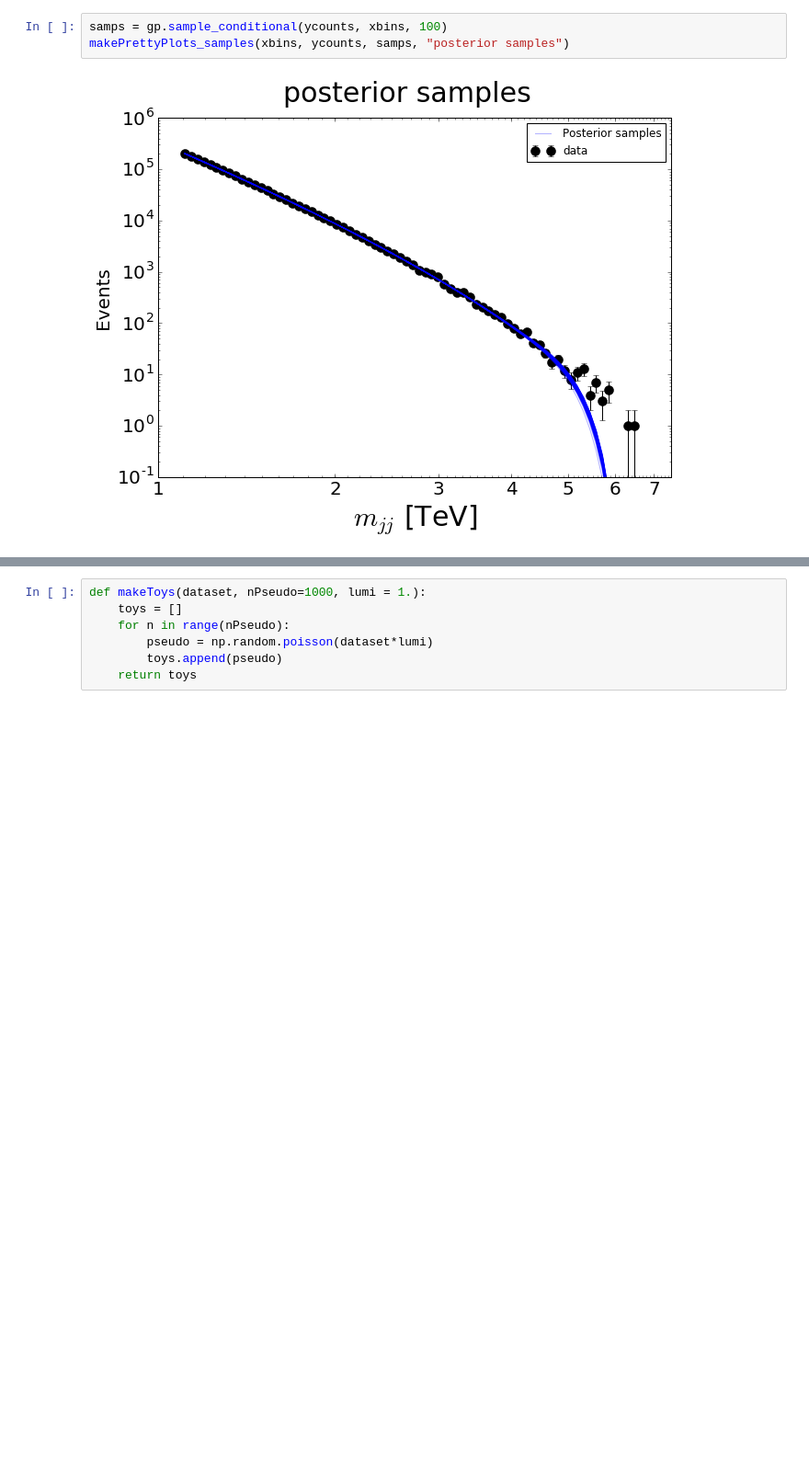
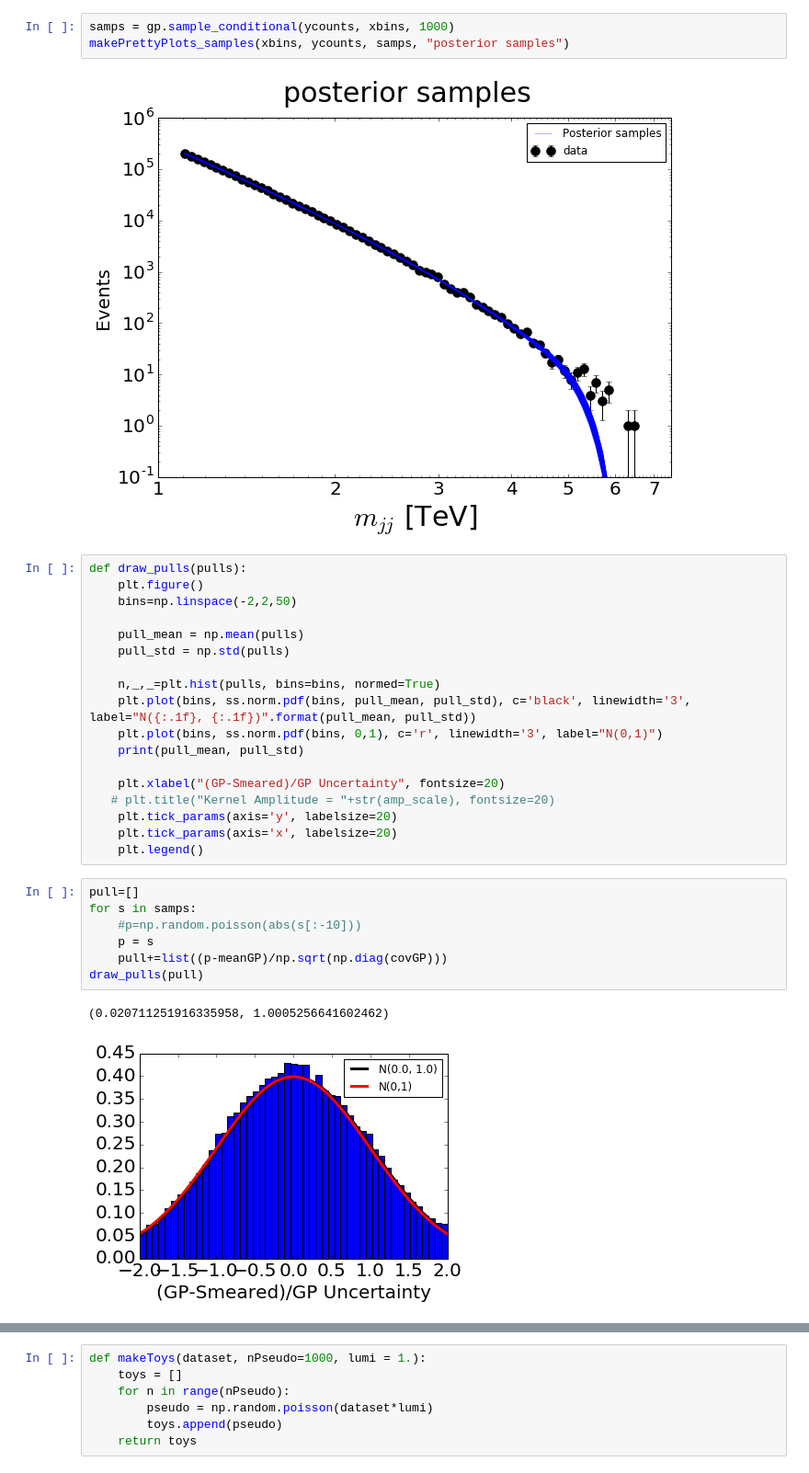
Before and after one commit to mfrate28/GP_Tutorial, a Jupyter notebook: InitialFits.ipynb, the cells around one changed output, grey strips where cells are left out. Shown: that part at 92% size. Saved outputs shown, nothing was run; the diff lists cells and outputs as text; blank space fills up the shorter version.

Commit message:
working on pulls

```diff
--- a/InitialFits.ipynb
+++ b/InitialFits.ipynb
@@ -251,8 +253,36 @@ def makePrettyPlots_samples(xs, ys, bkgFits, title, ymax = 1e6):
 # %% [markdown]
 #### sample_conditional samples the predictive distribution (the same as the mean from above), where the 3rd arguement is the number of samples you want
 # %%
-samps = gp.sample_conditional(ycounts, xbins, 100)
+samps = gp.sample_conditional(ycounts, xbins, 1000)
 makePrettyPlots_samples(xbins, ycounts, samps, "posterior samples")
 # %% [output]
 [figure]
+# %%
+def draw_pulls(pulls):
+    plt.figure()
+    bins=np.linspace(-2,2,50)
+
+    pull_mean = np.mean(pulls)
+    pull_std = np.std(pulls)
+
+    n,_,_=plt.hist(pulls, bins=bins, normed=True)
+    plt.plot(bins, ss.norm.pdf(bins, pull_mean, pull_std), c='black', linewidth='3', label="N({:.1f}, {:.1f})".format(pull_mean, pull_std))
+    plt.plot(bins, ss.norm.pdf(bins, 0,1), c='r', linewidth='3', label="N(0,1)")
+    print(pull_mean, pull_std)
+
+    plt.xlabel("(GP-Smeared)/GP Uncertainty", fontsize=20)
+   # plt.title("Kernel Amplitude = "+str(amp_scale), fontsize=20)
+    plt.tick_params(axis='y', labelsize=20)
+    plt.tick_params(axis='x', labelsize=20)
+    plt.legend()
+# %%
+pull=[]
+for s in samps:
+    #p=np.random.poisson(abs(s[:-10]))
+    p = s
+    pull+=list((p-meanGP)/np.sqrt(np.diag(covGP)))
+draw_pulls(pull)
+# %% [output]
+(0.020711251916335958, 1.0005256641602462)
+[figure, added]
 # %%
```
Also changed, not shown: parts of 8 cells of this notebook.
